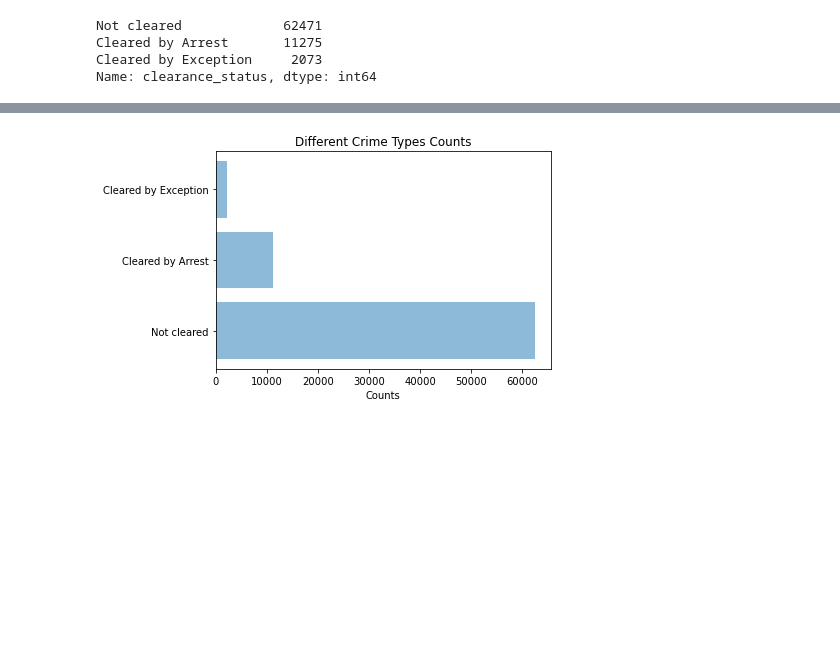
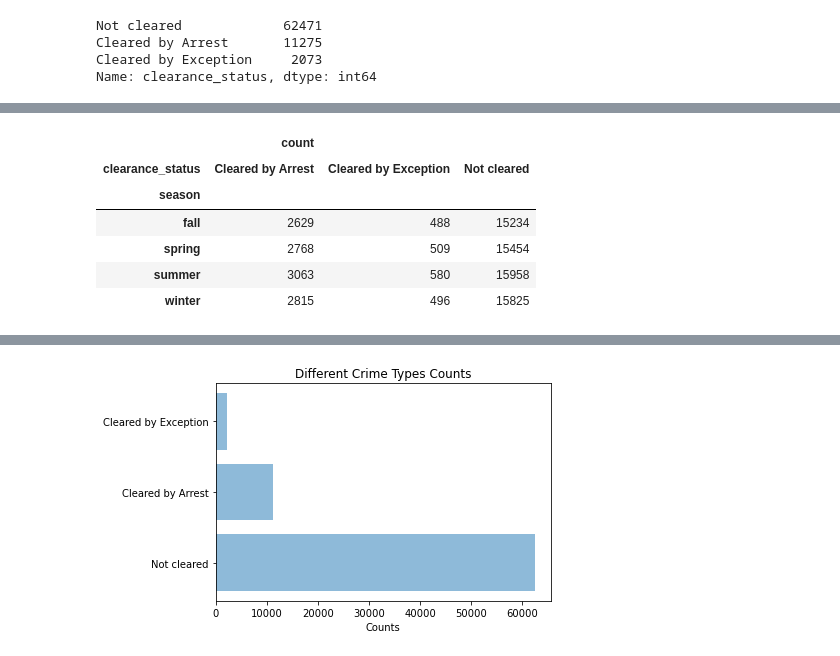
Before and after one commit to COGS118A/Group042-Sp22, a Jupyter notebook: Checkpoint_group042.ipynb, the cells around one changed output, grey strips where cells are left out. Drawn from its saved outputs; the diff is of its cells as text; code cells hidden in the pictures; blank space fills up the shorter version.

```diff
--- a/Checkpoint_group042.ipynb
+++ b/Checkpoint_group042.ipynb
@@ -248,0 +218,10 @@ Name: clearance_status, dtype: int64
+# %%
+df.groupby(['clearance_status', 'season']).size().to_frame().reset_index().rename(columns={0:'count'}).pivot(index = 'season', columns = 'clearance_status')
+# %% [output]
+|  | count |  |  |
+| clearance_status | Cleared by Arrest | Cleared by Exception | Not cleared |
+| season |  |  |  |
+| fall | 2629 | 488 | 15234 |
+| spring | 2768 | 509 | 15454 |
+| summer | 3063 | 580 | 15958 |
+| winter | 2815 | 496 | 15825 |
```
Also changed, not shown: parts of 37 cells of this notebook.
